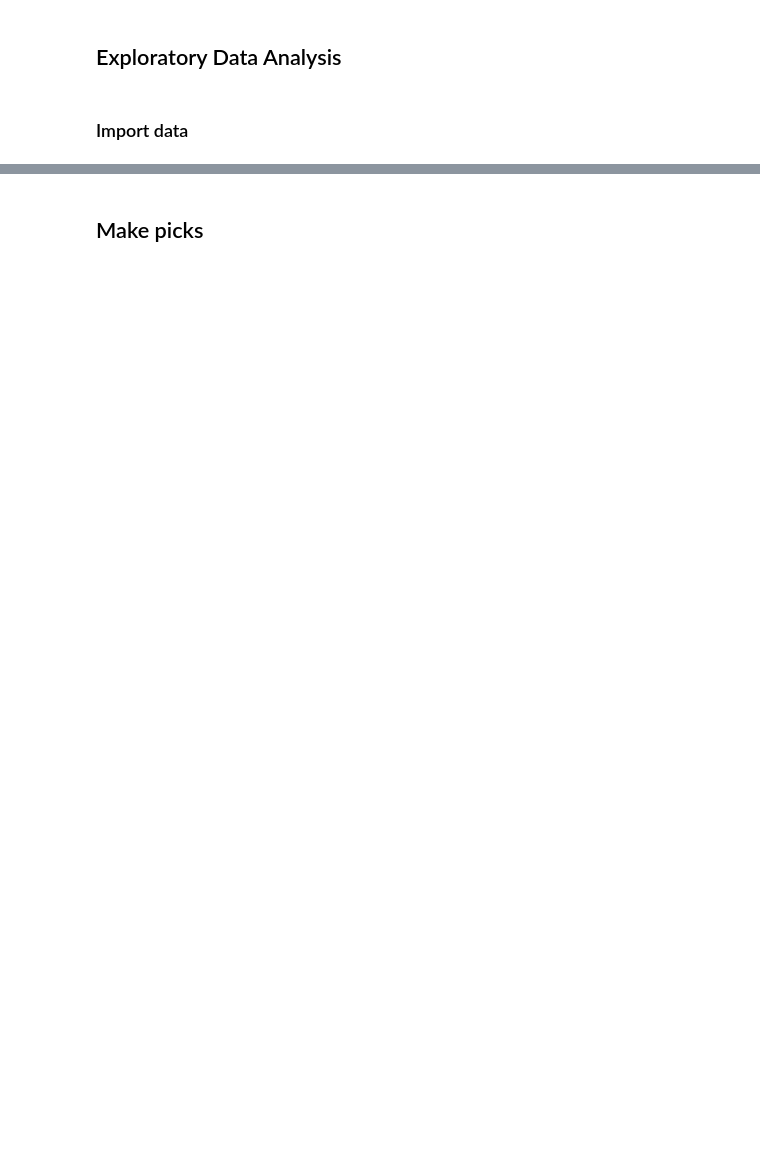
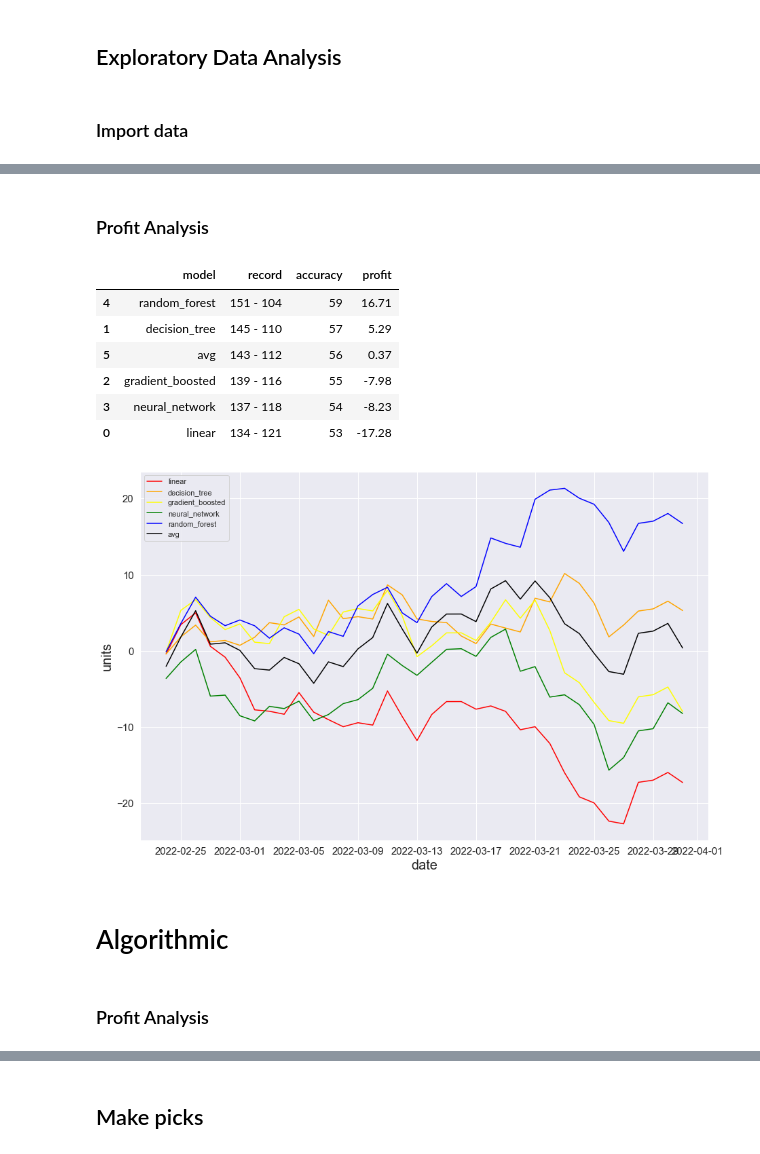
Before and after one commit to tylerengland25/NBA, a Jupyter notebook: backend/predictions/analysis.ipynb, the cells around one changed output, grey strips where cells are left out. Drawn from its saved outputs; the diff is of its cells as text; code cells hidden in the pictures; blank space fills up the shorter version.

```diff
--- a/backend/predictions/analysis.ipynb
+++ b/backend/predictions/analysis.ipynb
@@ -102,12 +111,0 @@ df.tail()
-# %%
-unit = 100
-
-for model in models:
-    profit = df[model + '_profit'].sum()
-    correct = df[df[model + '_hit'] == True][model + '_hit'].count()
-    wrong = df[df[model + '_hit'] == False][model + '_hit'].count()
-
-    print(model)
-    print(f'\tRecord: {correct} - {wrong}')
-    print(f'\tAccuracy: {round((correct / (correct + wrong)) * 100)}%')
-    print(f'\tProfit: ${round(profit * unit)}  (given a ${unit} unit)\n')
@@ -156,0 +147,45 @@ linear_diff
+# %% [markdown]
+### Profit Analysis
+# %%
+# seaborn formatting
+sns.set(rc={"figure.figsize":(15, 10)})
+plt.xlabel('date', fontsize=20)
+plt.ylabel('units', fontsize=20)
+plt.xticks(fontsize=15)
+plt.yticks(fontsize=15)
+
+# Totals
+totals = {'model': [], 'record': [], 'accuracy': [], 'profit': []}
+
+
+colors = ['red', 'orange', 'yellow', 'green', 'blue', 'black']
+for model, col in zip(models, colors):
+    # Line graph
+    sns.lineplot(data=df.groupby(['date']).sum(), x='date', y=df.groupby(['date']).sum()[f'{model}_profit'].cumsum(), color=col, label=model)
+
+    # Totals
+    profit = df[model + '_profit'].sum()
+    correct = df[df[model + '_hit'] == True][model + '_hit'].count()
+    wrong = df[df[model + '_hit'] == False][model + '_hit'].count()
+
+    totals['model'].append(model)
+    totals['record'].append(f'{correct} - {wrong}')
+    totals['accuracy'].append(round((correct / (correct + wrong)) * 100))
+    totals['profit'].append(round(profit, 2))
+
+
+totals = pd.DataFrame(totals).sort_values(['profit', 'accuracy'], ascending=False)
+totals
+# %% [output]
+|  | model | record | accuracy | profit |
+| 4 | random_forest | 151 - 104 | 59 | 16.71 |
+| 1 | decision_tree | 145 - 110 | 57 | 5.29 |
+| 5 | avg | 143 - 112 | 56 | 0.37 |
+| 2 | gradient_boosted | 139 - 116 | 55 | -7.98 |
+| 3 | neural_network | 137 - 118 | 54 | -8.23 |
+| 0 | linear | 134 - 121 | 53 | -17.28 |
+[figure, added]
+# %% [markdown]
+# Algorithmic
+# %% [markdown]
+###  Profit Analysis
```
Also changed, not shown: parts of 17 cells of this notebook, 45 other files.
